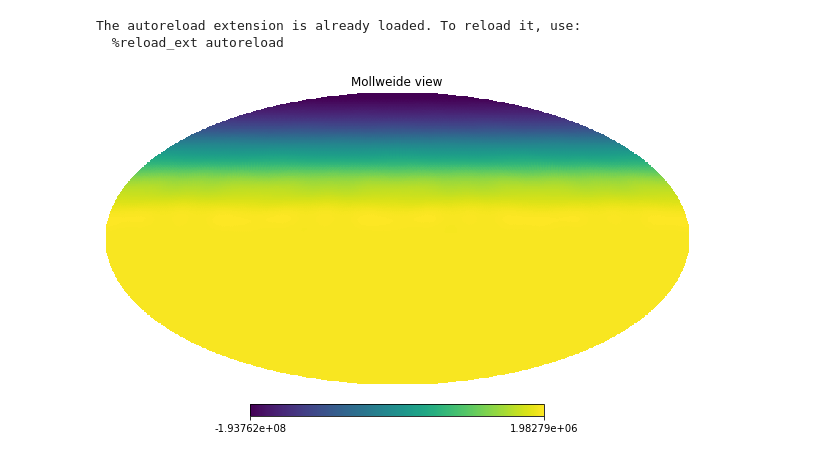
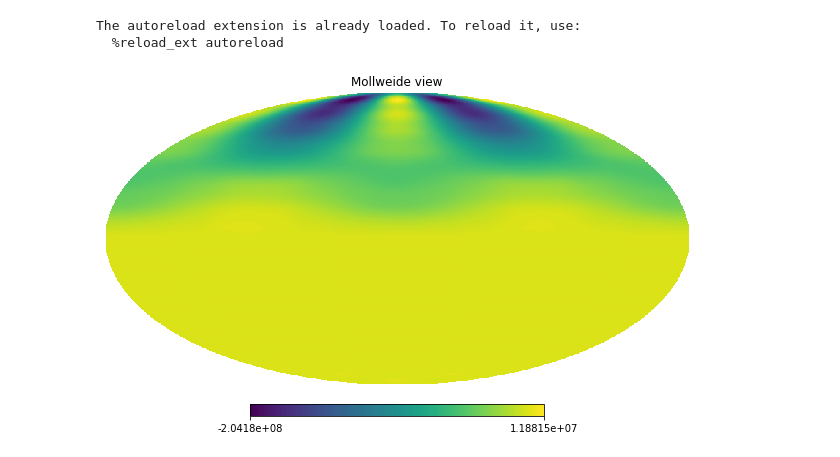
Before and after one commit to lusee-night/notebooks, a Jupyter notebook: beams/all_stokes.ipynb, the cells around one changed output. Saved outputs shown, nothing was run; the diff lists cells and outputs as text; code cells hidden in the pictures.

```diff
--- a/beams/all_stokes.ipynb
+++ b/beams/all_stokes.ipynb
@@ -20,6 +20,6 @@ IX, QX, UX, VX, = BX.power_hp(30,Nside,20,stokes=True)
 IY, QY, UY, VY, = BY.power_hp(30,Nside,20,stokes=True)
 IC, QC, UC, VC, = BX.power_hp(30,Nside,20,stokes=True, cross=BY)
 # %%
-hp.mollview(np.real(VC))
+hp.mollview(np.imag(VC))
 # %% [output]
-[figure, old version]
+[figure, new version]
```
Also changed, not shown: 1 other file.
